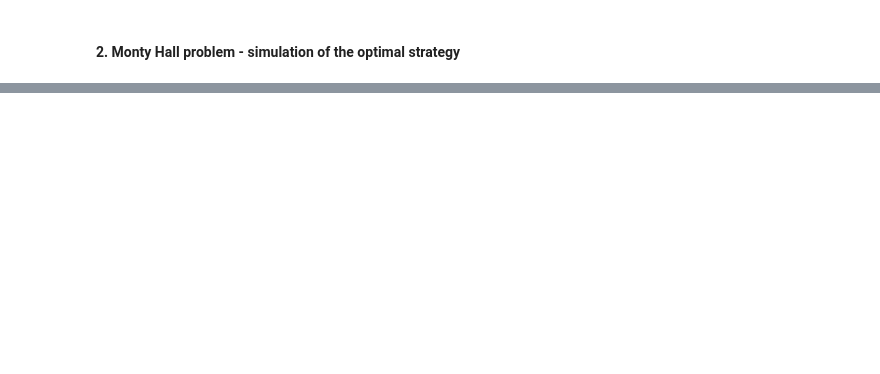
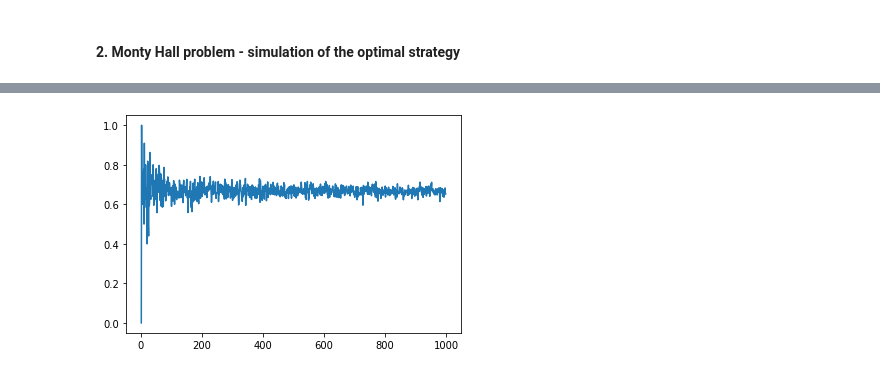
Before and after one commit to kakacper1/monty-hall-vs-monty-fall, a Jupyter notebook: Monty Hall vs Monty Fall problem.ipynb, the cells around one changed output, grey strips where cells are left out. Saved outputs shown, nothing was run; the diff lists cells and outputs as text; code cells hidden in the pictures; blank space fills up the shorter version.

Commit message:
Simulation finished and added

```diff
--- a/Monty Hall vs Monty Fall problem.ipynb
+++ b/Monty Hall vs Monty Fall problem.ipynb
@@ -111,0 +46,84 @@ Total time for Loop   47.76332402229309
+# %%
+%matplotlib inline
+
+import matplotlib
+import numpy as np
+import matplotlib.pyplot as plt
+from time import time
+import random
+
+ac = []
+tc = []
+N = []
+
+start_time = time()
+
+total_no_of_simulations = 1000
+
+sym_com = False
+
+# double loop construction let the us to see how the probabilities are converging at value of 2/3 for seperate experiments
+
+for no_of_games in range(1, total_no_of_simulations):
+    score = []
+    runs = 0
+    door_set = {1,2,3}
+    for K in range(1,no_of_games): # sub loop that simulates from 1 to no_of_games games
+
+        ##initial settings:
+        not_to_open_doors = set()
+        host_doors = door_set.copy()
+        player_doors = door_set.copy()
+        if sym_com:
+            print('New game iteration started - iteration ', K )
+
+        #Randomly choose as answer which host knows
+        prize_door = random.choice(tuple(host_doors))
+        if sym_com:
+            print('Prize door selected - ', prize_door)
+        not_to_open_doors.add(prize_door) # Host knows not to open this door
+
+        #Randomly choose contestant pick
+        players_choice = random.choice(tuple(player_doors)) # Contestants random guess
+        if sym_com:
+            print('Players door selected - ', players_choice)
+
+        not_to_open_doors.add(players_choice)
+        host_doors.difference_update(not_to_open_doors)
+
+        #if host has a choice, pick one at random and remove from choice for the Contestant
+        host_elimination = random.choice(tuple(host_doors))
+        if sym_com:
+            print('Host has open a door with a goat - ', host_elimination)
+        player_doors.remove(host_elimination)
+        #player following optimal strategy will always change primary choice
+        player_doors.remove(players_choice)
+
+        # check if player has only one door to choose
+        if not len(player_doors) == 1:
+            print('Error! More than one choice')
+        #print ("final answe",player)
+
+        # get final choice fromt he set
+        (final_choice,) = player_doors #= next(iter(player_doors))
+        if sym_com:
+            print('Player has switched the choice for door no - ', final_choice)
+        if final_choice == prize_door:
+            score.append(1)
+            if sym_com:
+                print('Player has won a car !')
+        else:
+            if sym_com:
+                print('Player has lost the contest...')
+            score.append(0)
+        runs = K
+
+    ac.append(np.mean(score))
+    N.append(no_of_games)
+
+end_time = time()
+print ("Total time for Loop  ", end_time - start_time )
+
+plt.plot(N,ac)
+plt.show()
+# %% [output]
@@ -111,0 +131 @@ Total time for Loop   47.76332402229309
+[figure, added]
```
Also changed, not shown: parts of 9 cells of this notebook.
